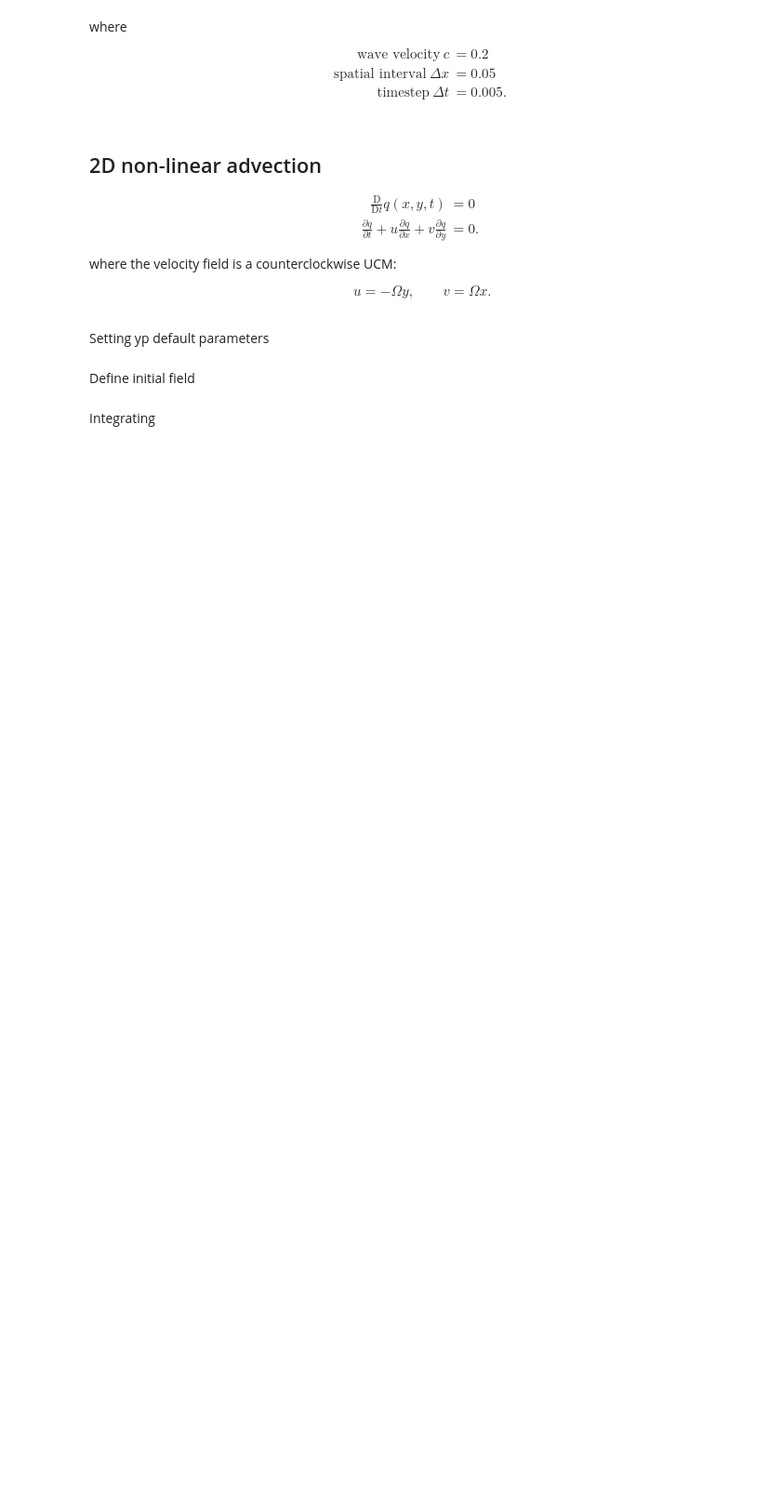
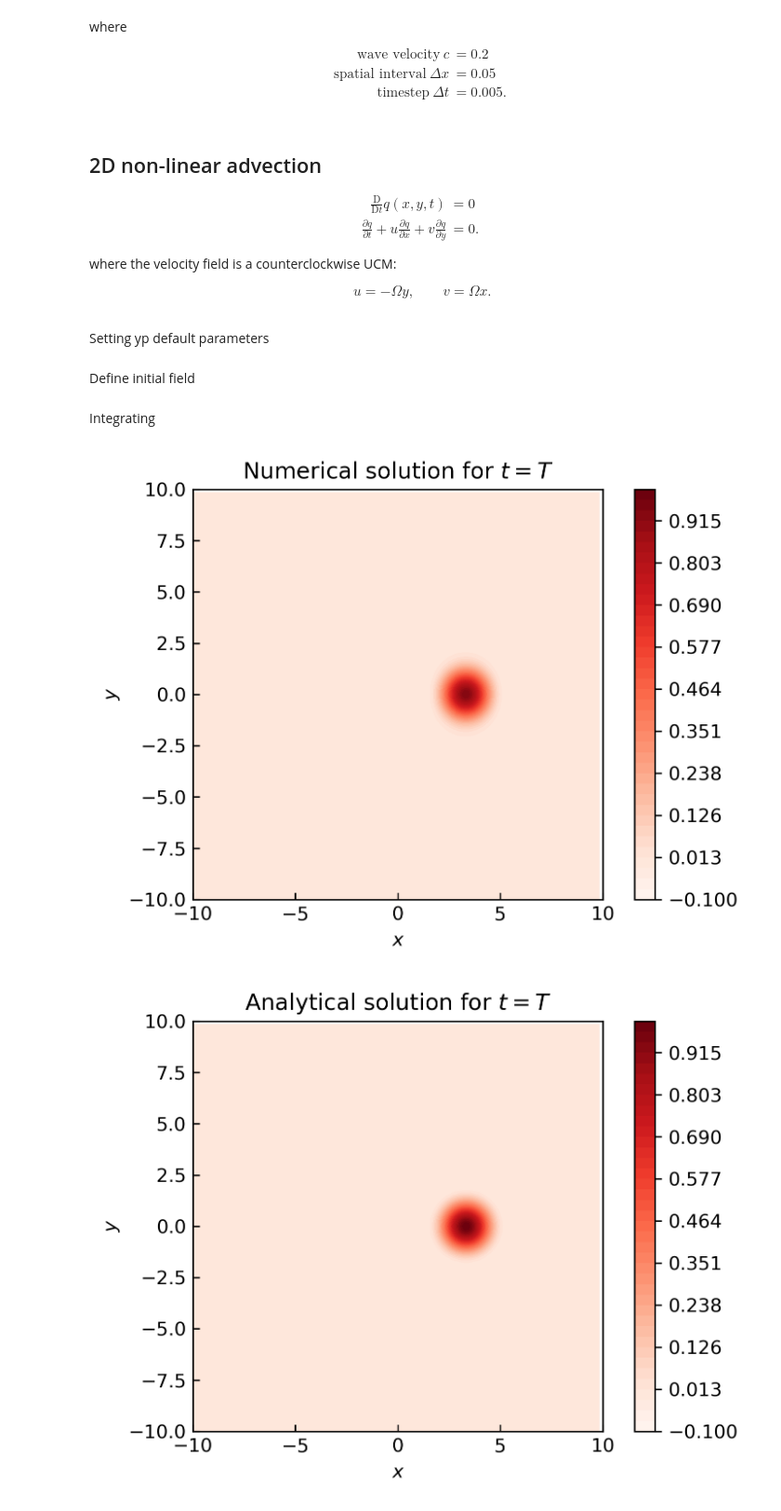
Before and after one commit to williameclee/2022-Summer-project-DMLab, a Jupyter notebook: EX_advection/EX_advection.ipynb, the cells around one changed output. Shown: that part at 93% size. Cells and saved outputs as stored; diff of their text form; code cells hidden in the pictures; blank space fills up the shorter version.

```diff
--- a/EX_advection/EX_advection.ipynb
+++ b/EX_advection/EX_advection.ipynb
@@ -119,7 +113,7 @@ Setting yp default parameters
 # %%
 Omg     = 0.1
 L       = 10
-N       = 2**6
+N       = 2**7
 X       = np.linspace(-L,L,N+1)[0:-1]
 Dx      = X[1]-X[0]
 Y       = np.transpose(X)
@@ -132,14 +126,16 @@ Define initial field
 Dt = 50*Omg/N
 T  = np.arange(0,1*(2*np.pi/Omg)+Dt,Dt)
 # T  = np.arange(0,201*Dt,Dt)
-Q0 = np.zeros((N,N))
+# Q0 = np.zeros((N,N))
+Q = np.zeros((N,N),len(T))
 s  = 0.6
 for i in range (N):
     for j in range (N):
         r = np.sqrt((X[i]-L/3)**2+(Y[j])**2)
         if r/s < np.pi:
-            Q0[j,i] = (np.cos(r/s)+1)/2
-Q = Q0
+            # Q0[j,i] = (np.cos(r/s)+1)/2
+            Q[j,i,0] = (np.cos(r/s)+1)/2
+# Q = Q0
 # %% [markdown]
 Integrating
 # %%
@@ -186,32 +182,35 @@ plt.ylim(-L,L)
 plt.xlabel('$x$')
 plt.ylabel('$y$')
 plt.title('Numerical solution for $t=T$')
 plt.colorbar()
 plt.tick_params(direction='in')
 plt.show()
 
 ## Analytical solution
 plt.figure(dpi=300)
-plt.contourf(X,Y,QAna(T[t]),levels=np.linspace(-0.1,1,40),cmap=cm.Reds)
+plt.contourf(X,Y,calQAna(T[t]),levels=np.linspace(-0.1,1,40),cmap=cm.Reds)
 plt.axis('scaled')
 plt.xlim(-L,L)
 plt.ylim(-L,L)
 plt.xlabel('$x$')
 plt.ylabel('$y$')
 plt.title('Analytical solution for $t=T$')
 plt.colorbar()
 plt.tick_params(direction='in')
 plt.show()
 
 ## Error
 plt.figure(dpi=300)
-plt.contourf(X,Y,Q-QAna(T[t]),levels=np.linspace(-0.2,0.2,60),cmap=cm.seismic)
+plt.contourf(X,Y,Q-calQAna(T[t]),levels=np.linspace(-0.2,0.2,60),cmap=cm.seismic)
 plt.axis('scaled')
 plt.xlim(-L,L)
 plt.ylim(-L,L)
 plt.xlabel('$x$')
 plt.ylabel('$y$')
 plt.title('Absolute error after 1 period')
 plt.colorbar()
 plt.tick_params(direction='in')
 plt.show()
+# %% [output]
+[figure, added]
+[figure, added]
```
Also changed, not shown: parts of 4 cells of this notebook, 15 other files.
